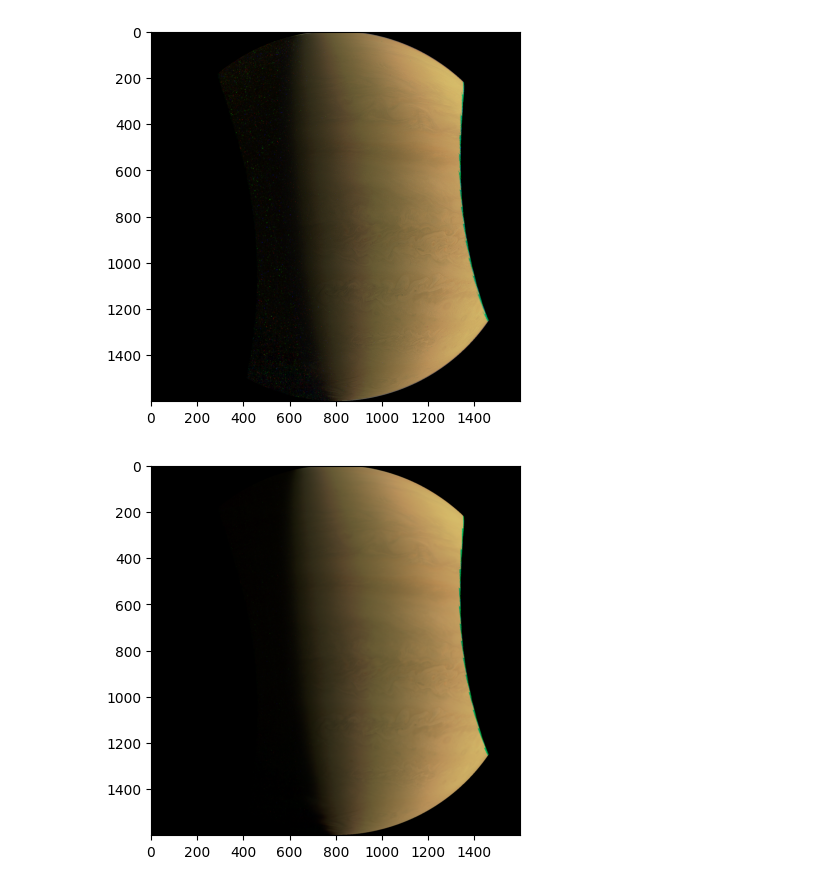
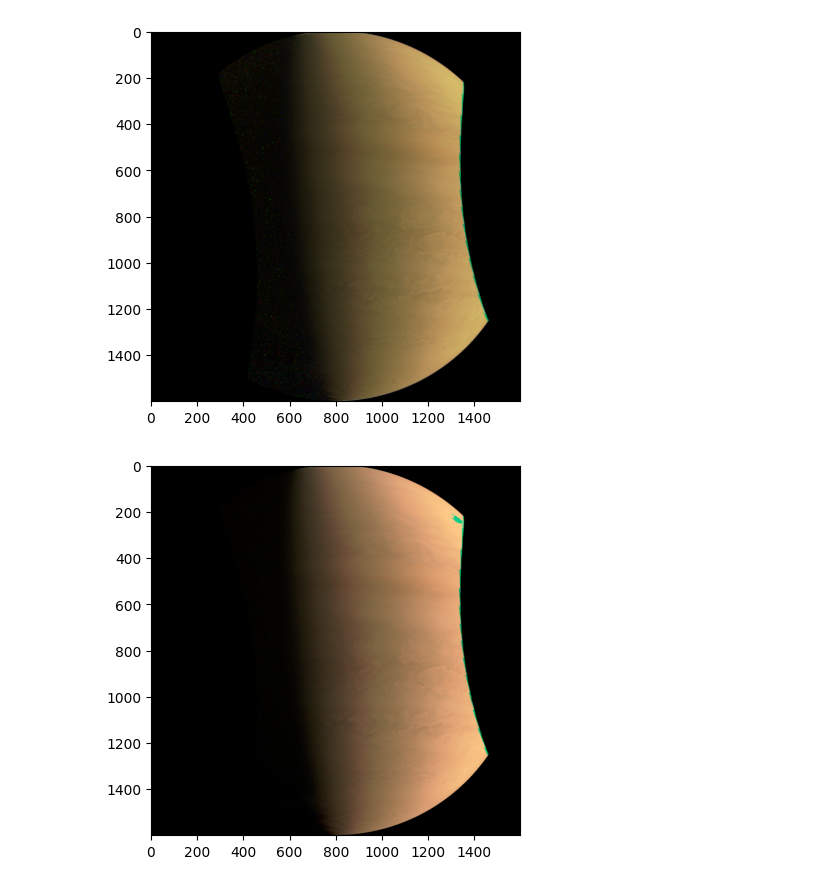
Before and after one commit to igorlemes/14-bis, a Jupyter notebook: teste.ipynb, the cells around one changed output. Saved outputs shown, nothing was run; the diff lists cells and outputs as text; code cells hidden in the pictures.

Commit message:
Upscale

```diff
--- a/teste.ipynb
+++ b/teste.ipynb
@@ -11,0 +10,3 @@ img2 = img
+# %%
+img = Enhance.upscale(img)
+img.show()
@@ -12,10 +16,10 @@ img2 = img
 # %%
-img2 = Enhance.sharpen(img,2)
-img2.show()
+img = Enhance.sharpen(img,2)
+img.show()
 # %% [output]
 [figure]
 # %%
-img3 = Enhance.multiply(img2, [5., 1., 1.])
-img3.show()
+img = Enhance.multiply(img, [1.2, 1.1, 1.3])
+img.show()
 # %% [output]
-[figure, old version]
+[figure, new version]
```
Also changed, not shown: parts of 3 cells of this notebook, 5 other files.
